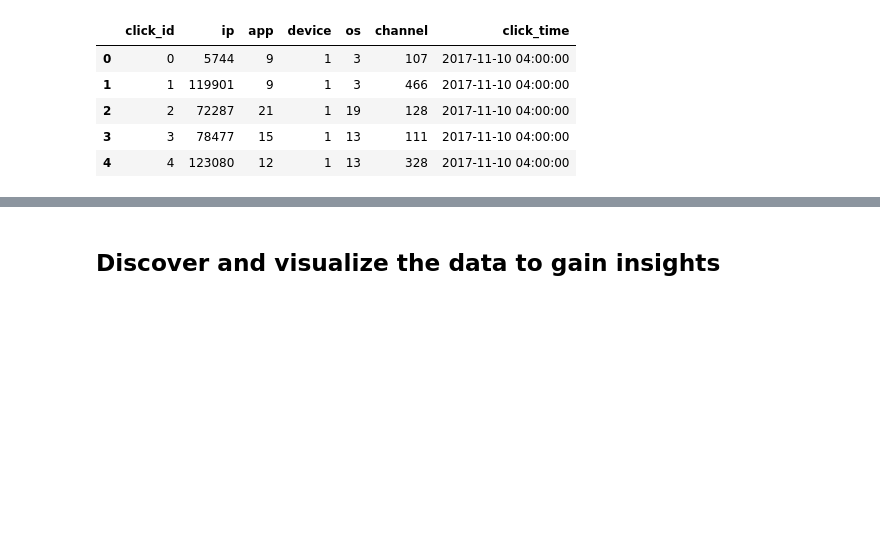
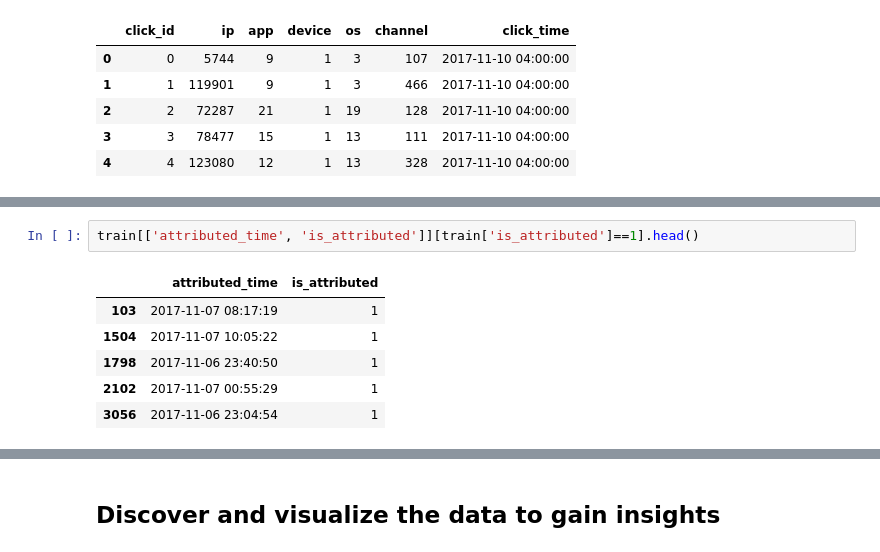
Before and after one commit to h182032/DAT158-Assignment2, a Jupyter notebook: Assignment2.ipynb, the cells around one changed output, grey strips where cells are left out. Cells and saved outputs as stored; diff of their text form; blank space fills up the shorter version.

```diff
--- a/Assignment2.ipynb
+++ b/Assignment2.ipynb
@@ -75,0 +107,9 @@ test.head()
+# %%
+train[['attributed_time', 'is_attributed']][train['is_attributed']==1].head()
+# %% [output]
+|  | attributed_time | is_attributed |
+| 103 | 2017-11-07 08:17:19 | 1 |
+| 1504 | 2017-11-07 10:05:22 | 1 |
+| 1798 | 2017-11-06 23:40:50 | 1 |
+| 2102 | 2017-11-07 00:55:29 | 1 |
+| 3056 | 2017-11-06 23:04:54 | 1 |
```
Also changed, not shown: parts of 7 cells of this notebook.
